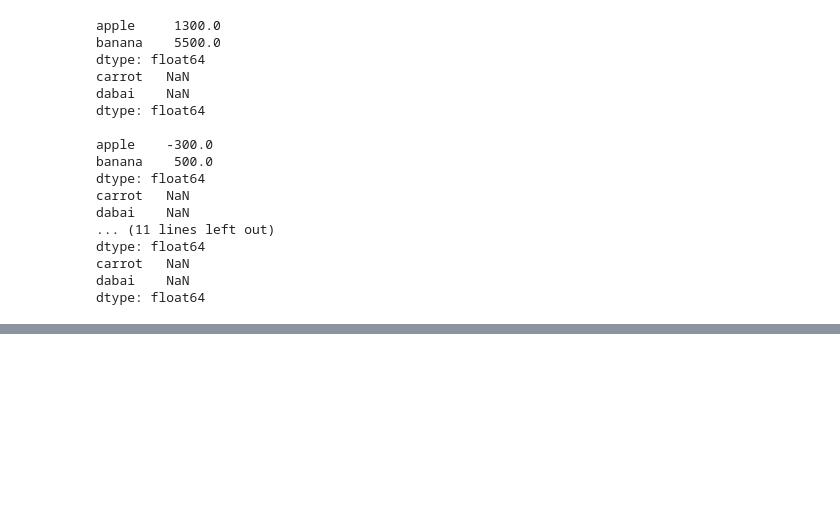
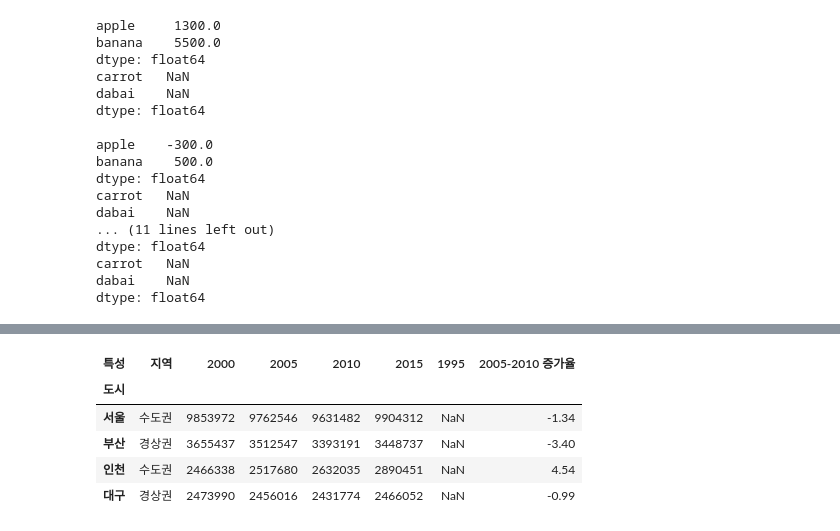
Before and after one commit to pjh753156a/python-basic, a Jupyter notebook: python_numpy/pandas/pandas_class.ipynb, the cells around one changed output, grey strips where cells are left out. Cells and saved outputs as stored; diff of their text form; code cells hidden in the pictures; blank space fills up the shorter version.

```diff
--- a/python_numpy/pandas/pandas_class.ipynb
+++ b/python_numpy/pandas/pandas_class.ipynb
@@ -422,0 +611,11 @@ dtype: float64
+# %%
+# 삭제
+del df['2010-2015 증가율']
+df
+# %% [output]
+| 특성 | 지역 | 2000 | 2005 | 2010 | 2015 | 1995 | 2005-2010 증가율 |
+| 도시 |  |  |  |  |  |  |  |
+| 서울 | 수도권 | 9853972 | 9762546 | 9631482 | 9904312 | NaN | -1.34 |
+| 부산 | 경상권 | 3655437 | 3512547 | 3393191 | 3448737 | NaN | -3.40 |
+| 인천 | 수도권 | 2466338 | 2517680 | 2632035 | 2890451 | NaN | 4.54 |
+| 대구 | 경상권 | 2473990 | 2456016 | 2431774 | 2466052 | NaN | -0.99 |
```
Also changed, not shown: parts of 36 cells of this notebook, 4 other files.
